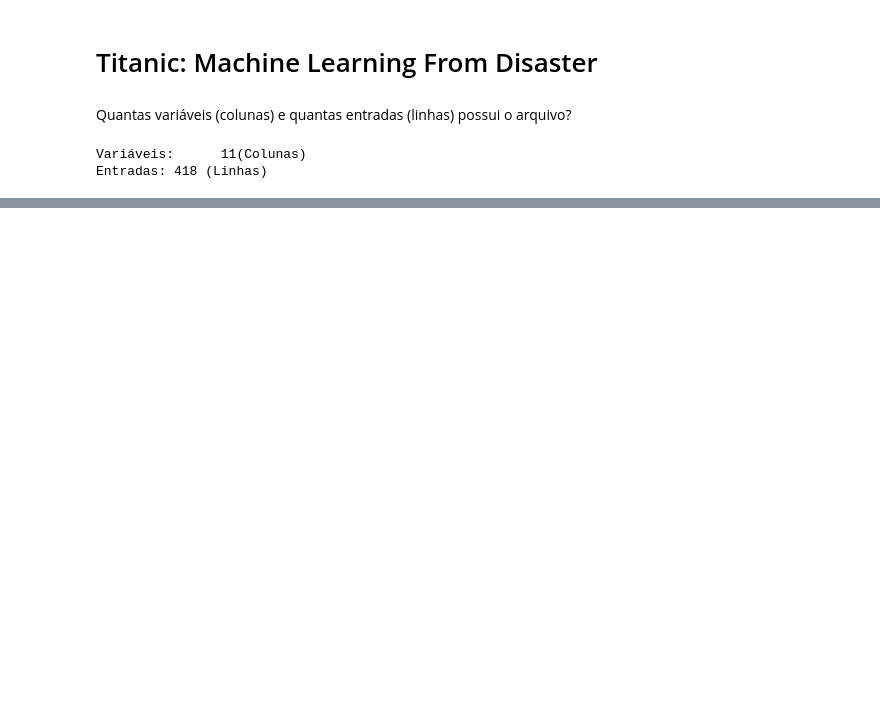
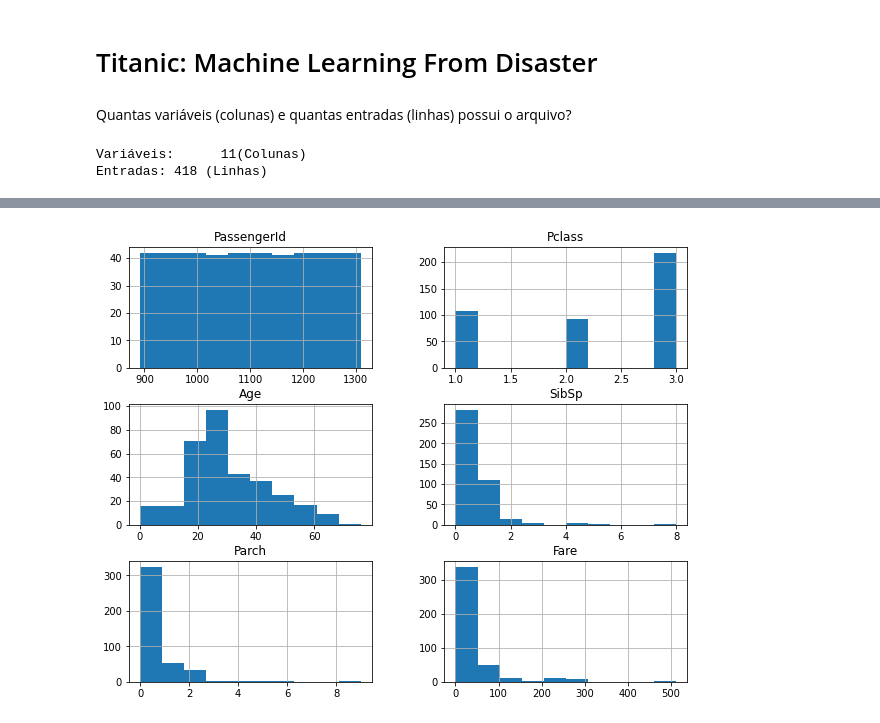
Before and after one commit to mateusbernieri/Archive_Colab, a Jupyter notebook: Titanic.ipynb, the cells around one changed output, grey strips where cells are left out. Saved outputs shown, nothing was run; the diff lists cells and outputs as text; code cells hidden in the pictures; blank space fills up the shorter version.

```diff
--- a/Titanic.ipynb
+++ b/Titanic.ipynb
@@ -23,0 +89,4 @@ Entradas: 418 (Linhas)
+# %%
+train.hist(figsize=(10,8));
+# %% [output]
+[figure, added]
```
Also changed, not shown: parts of 6 cells of this notebook.
